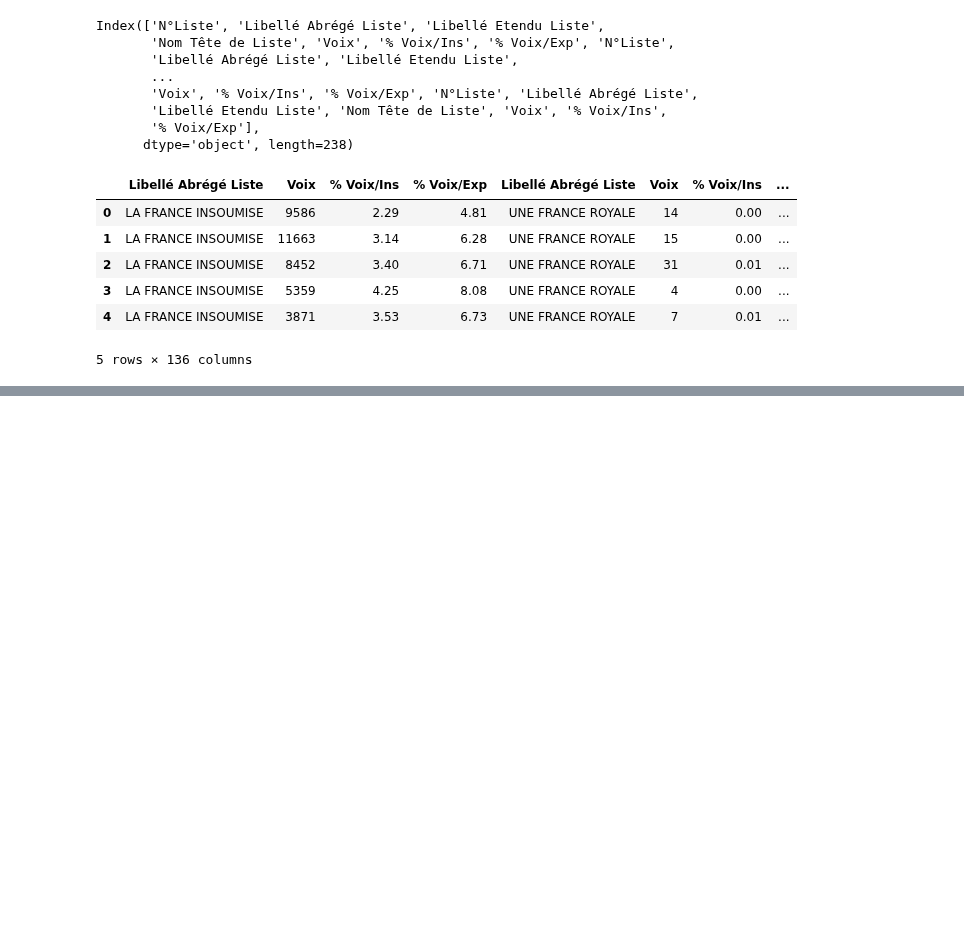
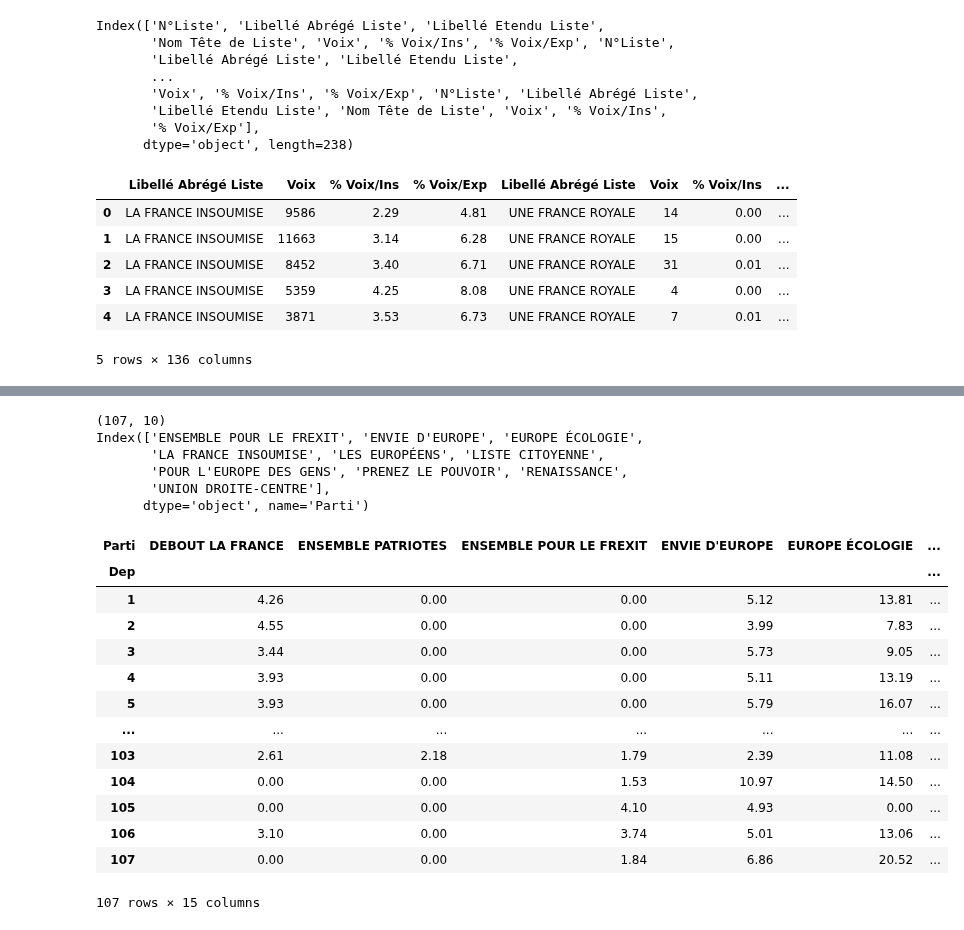
Before and after one commit to zuulaika/Projet-python, a Jupyter notebook: code_principal_z.ipynb, the cells around one changed output, grey strips where cells are left out. Drawn from its saved outputs; the diff is of its cells as text; code cells hidden in the pictures; blank space fills up the shorter version.

```diff
--- a/code_principal_z.ipynb
+++ b/code_principal_z.ipynb
@@ -131,0 +199,19 @@ ee2019_parti_n.head()
+# %%
+#on va mettre les noms des parties dans les colonnes
+
+nouv_cols = []
+
+for i in range(0, ee2019_parti_n.shape[1], cols_par_bloc):
+    bloc = ee2019_parti_n.iloc[:, i:i+cols_par_bloc]
+    # nom du parti = première ligne, première colonne du bloc
+    nom_parti = bloc.iloc[0, 0]
+
+    # noms des colonnes originales du bloc
+    colonnes = bloc.columns
+
+    # créer nouveaux noms : NOMPARTI_colonneOriginale
+    nouv_cols.extend([f"{nom_parti}_{col}" for col in colonnes])
+
+# appliquer les nouveaux noms au dataframe entier
+ee2019_parti_n.columns = nouv_cols
+ee2019_parti_n
@@ -131,0 +284,56 @@ ee2019_parti_n.head()
+# %%
+# Retirer les colonnes où il y a au moins un 0
+cols_a_gar= df_final.columns[(df_final != 0).all()]
+df_final_filtre = df_final[cols_a_gar]
+
+# Vérification
+print(df_final_filtre.shape)
+print(df_final_filtre.columns)
+# %% [output]
+(107, 10)
+Index(['ENSEMBLE POUR LE FREXIT', 'ENVIE D'EUROPE', 'EUROPE ÉCOLOGIE',
+       'LA FRANCE INSOUMISE', 'LES EUROPÉENS', 'LISTE CITOYENNE',
+       'POUR L'EUROPE DES GENS', 'PRENEZ LE POUVOIR', 'RENAISSANCE',
+       'UNION DROITE-CENTRE'],
+      dtype='object', name='Parti')
+# %%
+#on veut les parties politiques qui ont recu le plus de voix
+cols_par_bloc = 4
+somme_voix_exp2 = []
+
+for i in range(0, 152, cols_par_bloc):
+    bloc = ee2024_parti_n.iloc[:, i:i+cols_par_bloc]
+    nom_parti = bloc.iloc[0,0]
+    total_parti = bloc.iloc[:, -1].sum()  # somme pour un parti sur tous les departements
+    somme_voix_exp2.append((nom_parti, total_parti))
+
+df_somme2 = pd.DataFrame(somme_voix_exp2, columns=['Parti','total%'])
+df_somme2 = df_somme2.sort_values('total%', ascending=False)
+top_parti2 = df_somme2.iloc[:7,0]   #je vais jusqua 7 pour inclure les parties qu'on avait deja dans les premiers elections
+
+
+ntop_parti2=top_parti2.unique()
+cols_a_garder_final = []
+
+for i in range(0, 152, cols_par_bloc):
+    bloc = ee2024_parti_n.iloc[:, i:i+cols_par_bloc]
+    nom_parti = bloc.iloc[0,0]
+    if nom_parti in ntop_parti2 :
+        cols_a_garder_final.extend(range(i, i+cols_par_bloc))
+
+ee2024_p_d=ee2024_parti_n.iloc[:, cols_a_garder_final]
+# %% [output]
+| Parti | DEBOUT LA FRANCE | ENSEMBLE PATRIOTES | ENSEMBLE POUR LE FREXIT | ENVIE D'EUROPE | EUROPE ÉCOLOGIE | ... |
+| Dep |  |  |  |  |  | ... |
+| 1 | 4.26 | 0.00 | 0.00 | 5.12 | 13.81 | ... |
+| 2 | 4.55 | 0.00 | 0.00 | 3.99 | 7.83 | ... |
+| 3 | 3.44 | 0.00 | 0.00 | 5.73 | 9.05 | ... |
+| 4 | 3.93 | 0.00 | 0.00 | 5.11 | 13.19 | ... |
+| 5 | 3.93 | 0.00 | 0.00 | 5.79 | 16.07 | ... |
+| ... | ... | ... | ... | ... | ... | ... |
+| 103 | 2.61 | 2.18 | 1.79 | 2.39 | 11.08 | ... |
+| 104 | 0.00 | 0.00 | 1.53 | 10.97 | 14.50 | ... |
+| 105 | 0.00 | 0.00 | 4.10 | 4.93 | 0.00 | ... |
+| 106 | 3.10 | 0.00 | 3.74 | 5.01 | 13.06 | ... |
+| 107 | 0.00 | 0.00 | 1.84 | 6.86 | 20.52 | ... |
+107 rows × 15 columns
```
Also changed, not shown: parts of 12 cells of this notebook.
